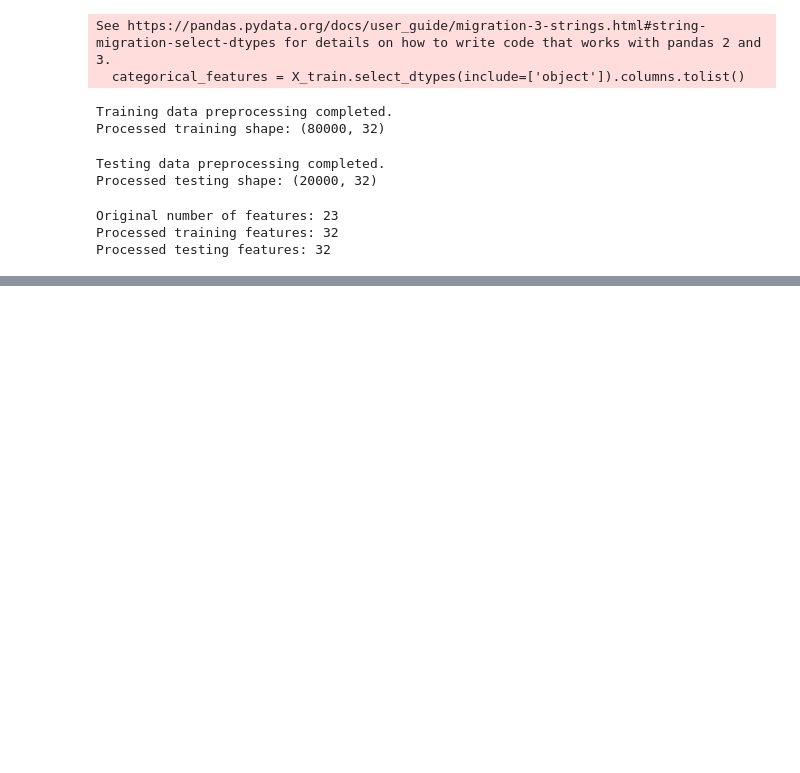
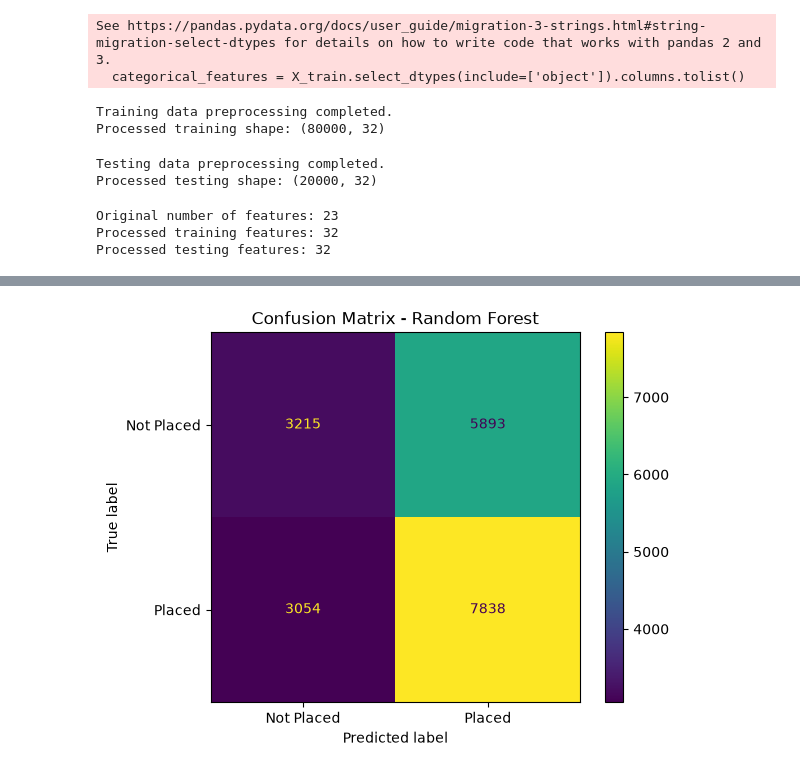
Before and after one commit to coolgeeksnippets/AI-ML-Project-Student_Placement_Prediction_System, a Jupyter notebook: notebooks/analysis.ipynb, the cells around one changed output, grey strips where cells are left out. Saved outputs shown, nothing was run; the diff lists cells and outputs as text; code cells hidden in the pictures; blank space fills up the shorter version.

```diff
--- a/notebooks/analysis.ipynb
+++ b/notebooks/analysis.ipynb
@@ -842,0 +869,10 @@ Processed testing features: 32
+# %%
+random_forest_model = RandomForestClassifier(
+    n_estimators=100,
+    random_state=42,
+    n_jobs=-1
+)
+
+random_forest_model.fit(X_train_processed, y_train)
+
+print("Random Forest model trained successfully!")
@@ -842,0 +999,14 @@ Processed testing features: 32
+# %%
+cm_forest = confusion_matrix(y_test, y_pred_forest)
+
+disp = ConfusionMatrixDisplay(
+    confusion_matrix=cm_forest,
+    display_labels=['Not Placed', 'Placed']
+)
+
+disp.plot()
+
+plt.title('Confusion Matrix - Random Forest')
+plt.show()
+# %% [output]
+[figure, added]
```
Also changed, not shown: parts of 16 cells of this notebook.
